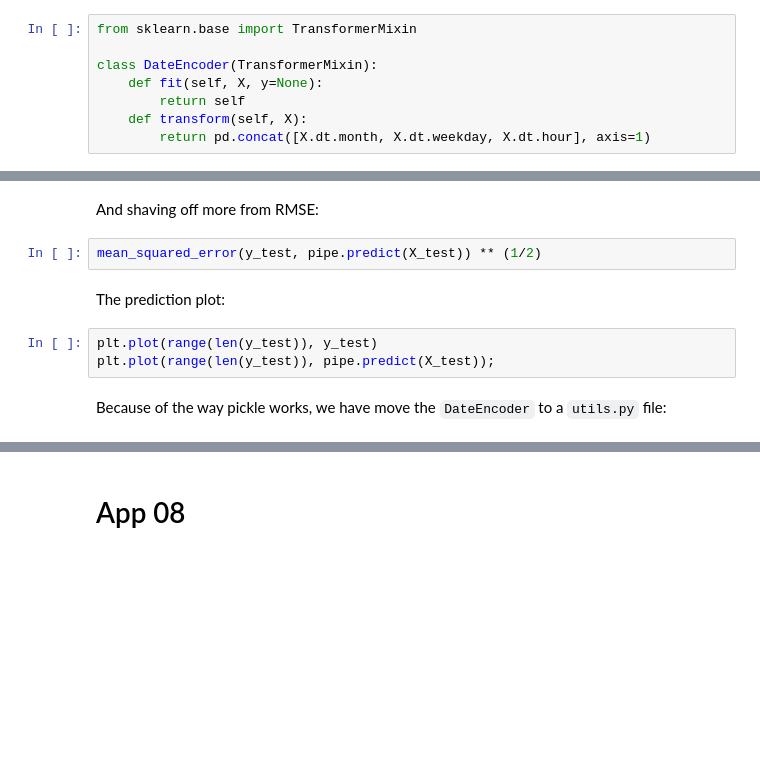
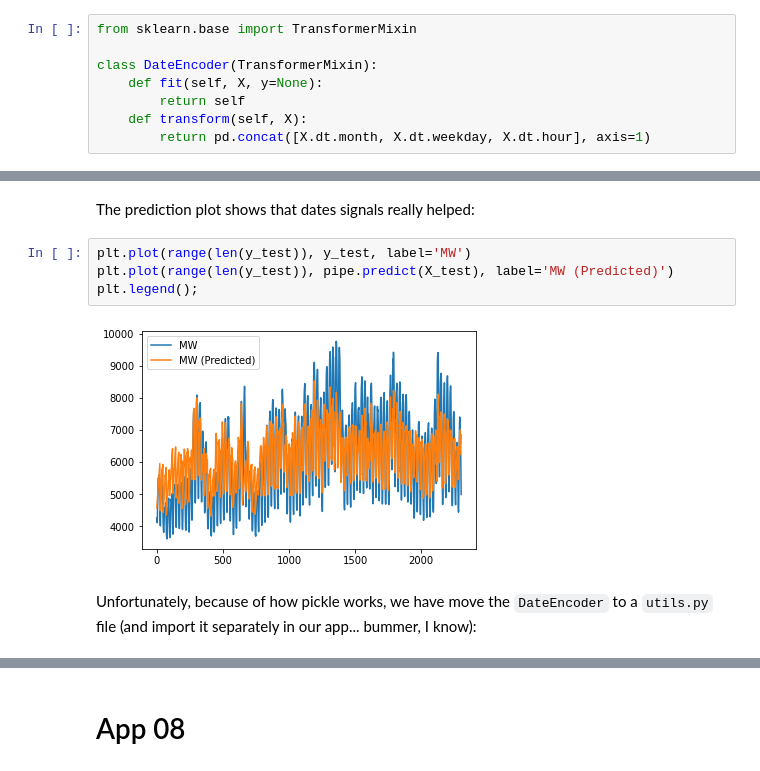
Before and after one commit to maxhumber/CDML, a Jupyter notebook: step_by_step.ipynb, the cells around one changed output, grey strips where cells are left out. Saved outputs shown, nothing was run; the diff lists cells and outputs as text; blank space fills up the shorter version.

```diff
--- a/step_by_step.ipynb
+++ b/step_by_step.ipynb
@@ -907,14 +962,13 @@ pipe.score(X_test, y_test)
-# %% [markdown]
-And shaving off more from RMSE:
-# %%
-mean_squared_error(y_test, pipe.predict(X_test)) ** (1/2)
 # %% [markdown]
-The prediction plot:
+The prediction plot shows that dates signals really helped:
 # %%
-plt.plot(range(len(y_test)), y_test)
-plt.plot(range(len(y_test)), pipe.predict(X_test));
+plt.plot(range(len(y_test)), y_test, label='MW')
+plt.plot(range(len(y_test)), pipe.predict(X_test), label='MW (Predicted)')
+plt.legend();
+# %% [output]
+[figure, added]
 # %% [markdown]
-Because of the way pickle works, we have move the `DateEncoder` to a `utils.py` file:
+Unfortunately, because of how pickle works, we have move the `DateEncoder` to a `utils.py` file (and import it separately in our app... bummer, I know):
 # %%
 %%writefile utils.py
 
```
Also changed, not shown: parts of 35 cells of this notebook, 5 other files.
